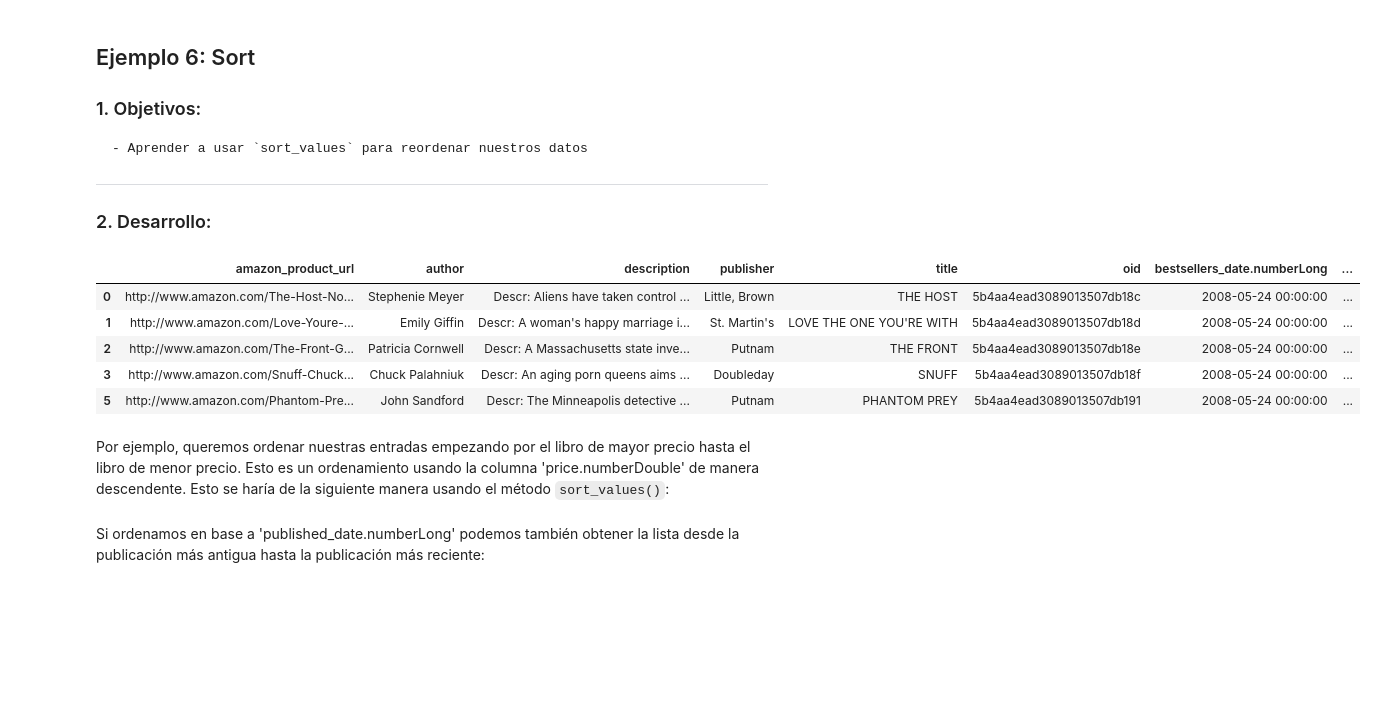
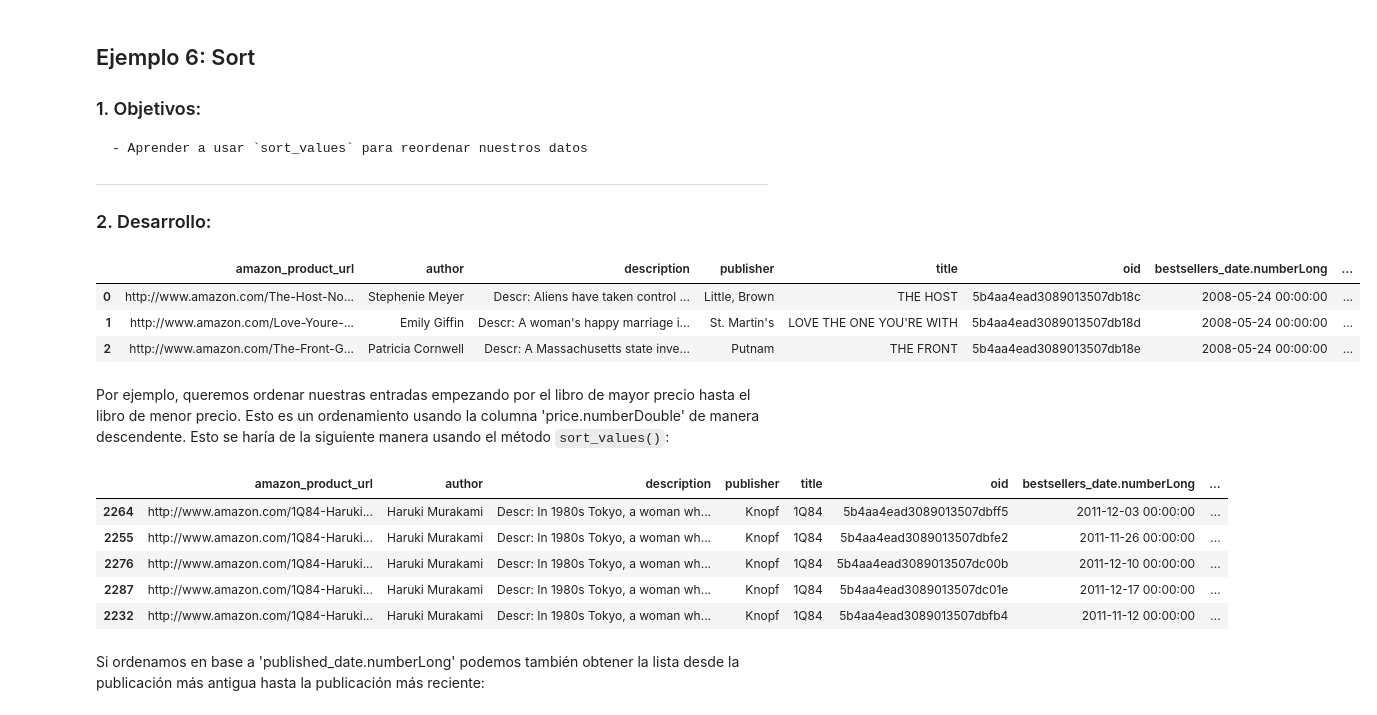
Before and after one commit to rctorr/data-analisis-cdmx-20-05, a Jupyter notebook: Sesion-07/Ejemplo-06/sort.ipynb, the cells around one changed output. Cells and saved outputs as stored; diff of their text form; code cells hidden in the pictures; blank space fills up the shorter version.

```diff
--- a/Sesion-07/Ejemplo-06/sort.ipynb
+++ b/Sesion-07/Ejemplo-06/sort.ipynb
@@ -11,13 +11,11 @@
 import pandas as pd
 # %%
 df = pd.read_csv('../../Datasets/new_york_times_bestsellers-dirty.csv', index_col=0)
-df.head()
+df.head(3)
 # %% [output]
 |  | amazon_product_url | author | description | publisher | title | oid | bestsellers_date.numberLong | ... |
 | 0 | http://www.amazon.com/The-Host-No... | Stephenie Meyer | Descr: Aliens have taken control ... | Little, Brown | THE HOST | 5b4aa4ead3089013507db18c | 2008-05-24 00:00:00 | ... |
 | 1 | http://www.amazon.com/Love-Youre-... | Emily Giffin | Descr: A woman's happy marriage i... | St. Martin's | LOVE THE ONE YOU'RE WITH | 5b4aa4ead3089013507db18d | 2008-05-24 00:00:00 | ... |
 | 2 | http://www.amazon.com/The-Front-G... | Patricia Cornwell | Descr: A Massachusetts state inve... | Putnam | THE FRONT | 5b4aa4ead3089013507db18e | 2008-05-24 00:00:00 | ... |
-| 3 | http://www.amazon.com/Snuff-Chuck... | Chuck Palahniuk | Descr: An aging porn queens aims ... | Doubleday | SNUFF | 5b4aa4ead3089013507db18f | 2008-05-24 00:00:00 | ... |
-| 5 | http://www.amazon.com/Phantom-Pre... | John Sandford | Descr: The Minneapolis detective ... | Putnam | PHANTOM PREY | 5b4aa4ead3089013507db191 | 2008-05-24 00:00:00 | ... |
 # %% [markdown]
 Por ejemplo, queremos ordenar nuestras entradas empezando por el libro de mayor precio hasta el libro de menor precio. Esto es un ordenamiento usando la columna 'price.numberDouble' de manera descendente. Esto se haría de la siguiente manera usando el método `sort_values()`:
@@ -26,3 +22,12 @@ Por ejemplo, queremos ordenar nuestras entradas empezando por el libro de mayor
+# %%
+df.sort_values("price.numberDouble", ascending=False).head(5)
+# %% [output]
+|  | amazon_product_url | author | description | publisher | title | oid | bestsellers_date.numberLong | ... |
+| 2264 | http://www.amazon.com/1Q84-Haruki... | Haruki Murakami | Descr: In 1980s Tokyo, a woman wh... | Knopf | 1Q84 | 5b4aa4ead3089013507dbff5 | 2011-12-03 00:00:00 | ... |
+| 2255 | http://www.amazon.com/1Q84-Haruki... | Haruki Murakami | Descr: In 1980s Tokyo, a woman wh... | Knopf | 1Q84 | 5b4aa4ead3089013507dbfe2 | 2011-11-26 00:00:00 | ... |
+| 2276 | http://www.amazon.com/1Q84-Haruki... | Haruki Murakami | Descr: In 1980s Tokyo, a woman wh... | Knopf | 1Q84 | 5b4aa4ead3089013507dc00b | 2011-12-10 00:00:00 | ... |
+| 2287 | http://www.amazon.com/1Q84-Haruki... | Haruki Murakami | Descr: In 1980s Tokyo, a woman wh... | Knopf | 1Q84 | 5b4aa4ead3089013507dc01e | 2011-12-17 00:00:00 | ... |
+| 2232 | http://www.amazon.com/1Q84-Haruki... | Haruki Murakami | Descr: In 1980s Tokyo, a woman wh... | Knopf | 1Q84 | 5b4aa4ead3089013507dbfb4 | 2011-11-12 00:00:00 | ... |
 # %% [markdown]
 Si ordenamos en base a 'published_date.numberLong' podemos también obtener la lista desde la publicación más antigua hasta la publicación más reciente:
 # %%
```
Also changed, not shown: parts of 8 cells of this notebook, 5 other files.
